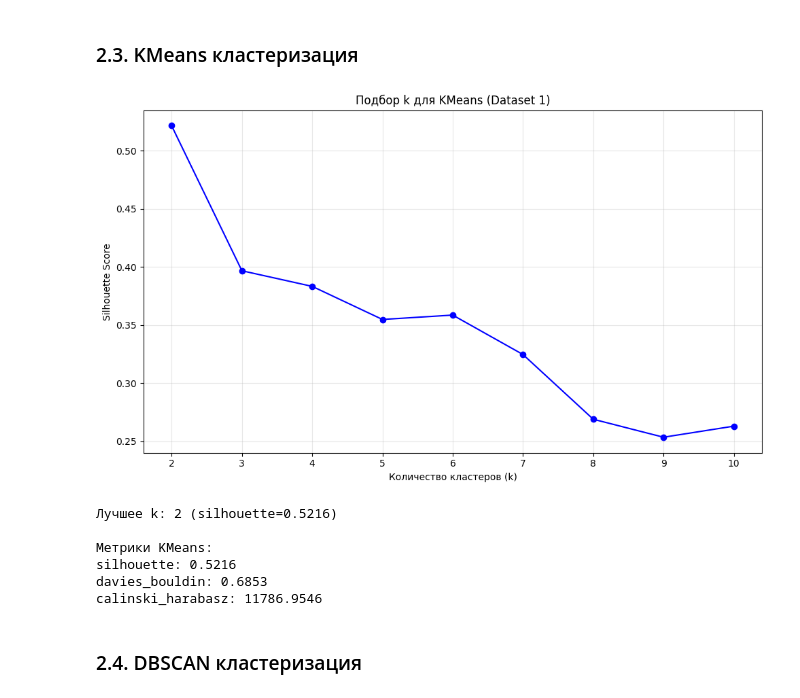
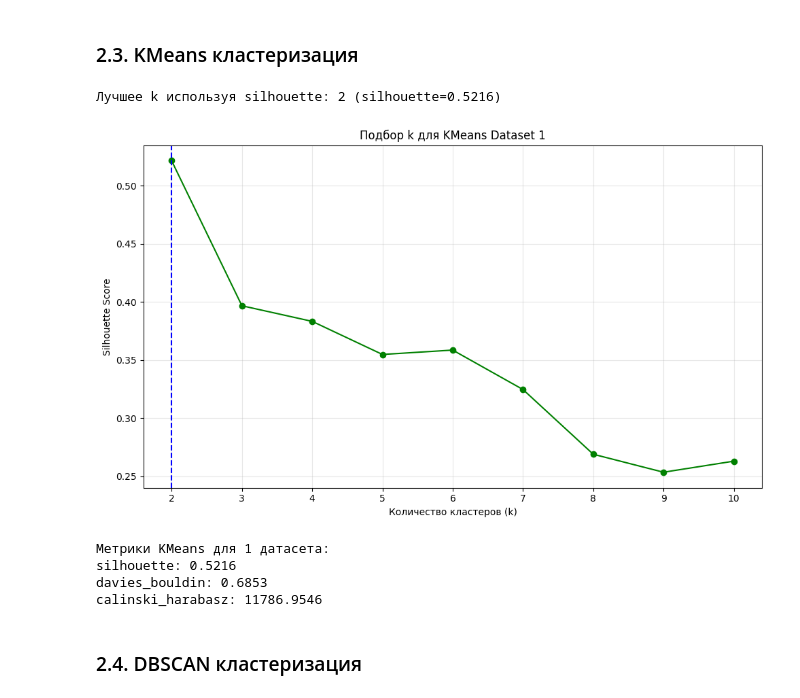
Before and after one commit to SeyYestyq/seyyestyq-aie-student-damir, a Jupyter notebook: homeworks/HW07/HW07.ipynb, the cells around one changed output. Drawn from its saved outputs; the diff is of its cells as text; code cells hidden in the pictures.

```diff
--- a/homeworks/HW07/HW07.ipynb
+++ b/homeworks/HW07/HW07.ipynb
@@ -152,47 +152,48 @@ silhouette_scores_km1 = []
 
 for k in k_range:
     kmeans = KMeans(n_clusters=k, random_state=RANDOM_STATE, n_init=10)
     labels = kmeans.fit_predict(X1_scaled)
     score = silhouette_score(X1_scaled, labels)
     silhouette_scores_km1.append(score)
+# Полученная лучшая k
+best_k1 = k_range[np.argmax(silhouette_scores_km1)]
+print(f"Лучшее k используя silhouette: {best_k1} (silhouette={max(silhouette_scores_km1):.4f})")
 
-# Визуализация подбора k
+# График метрик vs k
 plt.figure(figsize=(10, 6))
-plt.plot(k_range, silhouette_scores_km1, marker='o', color='blue')
+plt.plot(k_range, silhouette_scores_km1, marker='o', color='green')
+plt.axvline(x=best_k1, color='b', linestyle='--', label=f'Лучший k={best_k1}')
 plt.xlabel('Количество кластеров (k)')
 plt.ylabel('Silhouette Score')
-plt.title('Подбор k для KMeans (Dataset 1)')
+plt.title('Подбор k для KMeans Dataset 1')
 plt.grid(True, alpha=0.3)
 plt.tight_layout()
 plt.savefig('artifacts/figures/dataset1_kmeans_metrics.png', dpi=300, bbox_inches='tight')
 plt.show()
 
-# Лучшее k
-best_k1 = k_range[np.argmax(silhouette_scores_km1)]
-print(f"Лучшее k: {best_k1} (silhouette={max(silhouette_scores_km1):.4f})")
+
 
 # Обучение финальной модели KMeans
 kmeans1_final = KMeans(n_clusters=best_k1, random_state=RANDOM_STATE, n_init=10)
 labels_kmeans1 = kmeans1_final.fit_predict(X1_scaled)
 
 # Метрики для KMeans
 metrics_kmeans1 = {
     'silhouette': silhouette_score(X1_scaled, labels_kmeans1),
     'davies_bouldin': davies_bouldin_score(X1_scaled, labels_kmeans1),
     'calinski_harabasz': calinski_harabasz_score(X1_scaled, labels_kmeans1)
 }
 
-print("\nМетрики KMeans:")
+print("\nМетрики KMeans для 1 датасета:")
 for metric, value in metrics_kmeans1.items():
     print(f"{metric}: {value:.4f}")
 # %% [output]
+Лучшее k используя silhouette: 2 (silhouette=0.5216)
-[figure, old version]
+[figure, new version]
-Лучшее k: 2 (silhouette=0.5216)
-
-Метрики KMeans:
-silhouette: 0.5216
-davies_bouldin: 0.6853
-calinski_harabasz: 11786.9546
+Метрики KMeans для 1 датасета:
+silhouette: 0.5216
+davies_bouldin: 0.6853
+calinski_harabasz: 11786.9546
 # %% [markdown]
 ### 2.4. DBSCAN кластеризация
 # %%
```
Also changed, not shown: parts of 16 cells of this notebook, 6 other files.
